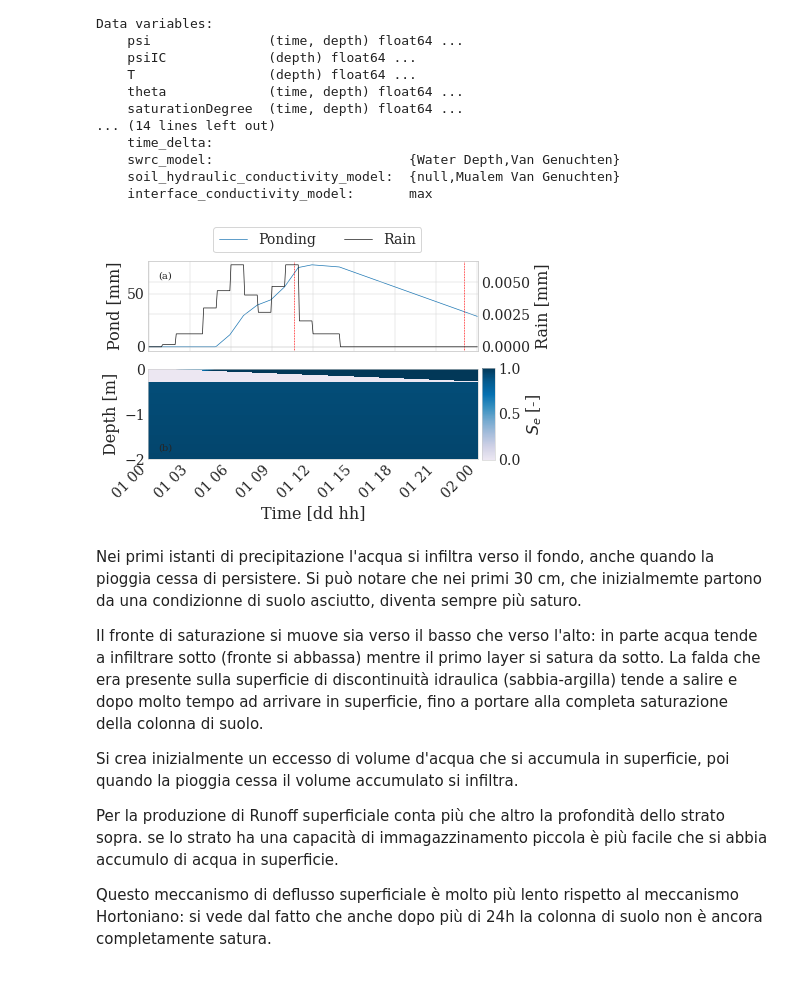
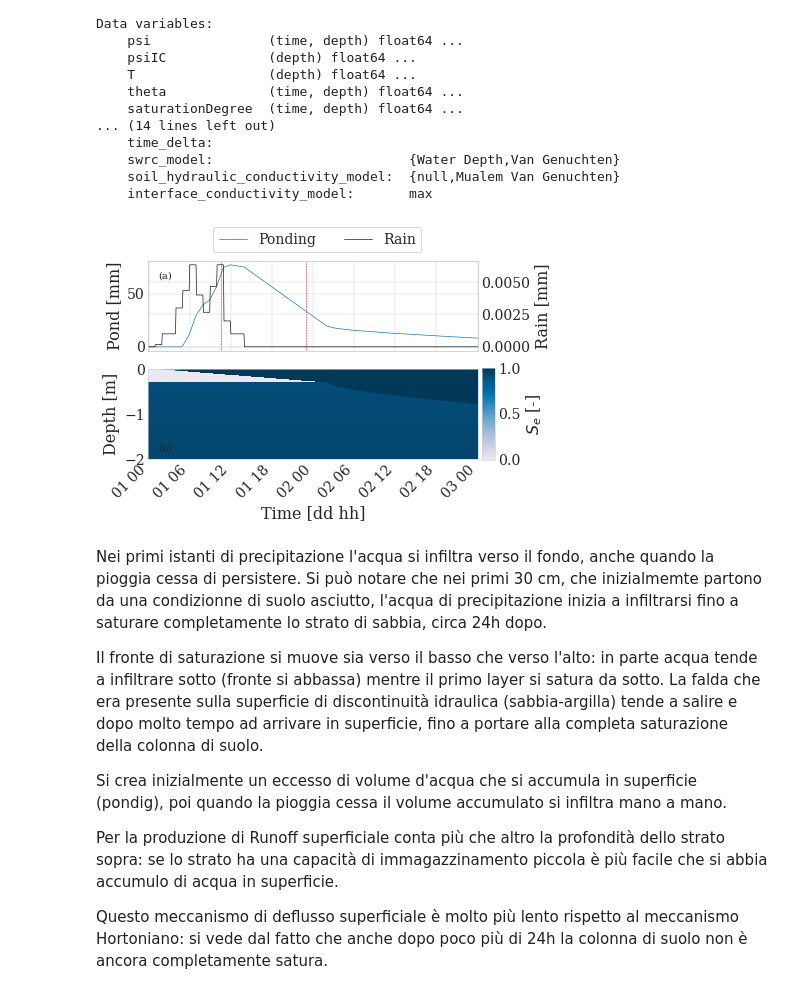
Before and after one commit to emmatroni/idrologia, a Jupyter notebook: OMS_WHETGEO1D/3 - Richards/2 - Runoff.ipynb, the cells around one changed output. Cells and saved outputs as stored; diff of their text form; code cells hidden in the pictures.

Commit message:
runoff_dunniano

```diff
--- a/OMS_WHETGEO1D/3 - Richards/2 - Runoff.ipynb
+++ b/OMS_WHETGEO1D/3 - Richards/2 - Runoff.ipynb
@@ -809,7 +811,7 @@ Data variables:
 line_w = 0.7
 
 start_date = '2020-01-01 00:00'
-end_date = '2020-01-02 00:00'
+end_date = '2020-01-03 00:00'
 
 plot_width = 15/2.54
 
@@ -822,41 +824,41 @@ lns2 = ax0twin.plot(ds.time.sel(time=slice(start_date, end_date)).values, ds.top
 
 ax0twin.set_ylabel('Rain [mm]')
 ax[0].set_ylabel('Pond [mm]')
 lns = lns1+lns2
 labs = [l.get_label() for l in lns]
 ax[0].legend(lns, labs, bbox_to_anchor=(0.85,1.45) , ncol=2)
 
 
 norm = matplotlib.colors.Normalize(vmin=0, vmax=1)
 im = ds.saturationDegree.where(ds.depth<0.0).sel(time=slice(start_date, end_date)).plot(ax=ax[1], y='depth', add_colorbar=False, cmap=my_cmap, norm=norm)
 ax[1].set_ylabel('Depth [m]')
 ax[1].set_xlabel('Time [dd hh]')
 
 cbaxes = fig.add_axes([0.91, 0.122, 0.03, 0.35])
 cbar = fig.colorbar(im, ax=ax[1],orientation="vertical",fraction=0.07, pad=0.1, cax=cbaxes, label='$S_e$ [-]')
 
 ax[0].axvline(x=ds.time.sel(time='2020-01-01 10:35').values, linewidth=0.8, linestyle=(0, (1, 1)), color='red')
 ax[0].axvline(x=ds.time.sel(time='2020-01-01 23:00').values, linewidth=0.8, linestyle=(0, (1, 1)), color='red')
 
 ax[1].xaxis.set_major_formatter(mdates.DateFormatter('%d %H'))
 ax[1].xaxis.set_tick_params(rotation=45)
 
 plt.text( 0.03,0.8, '(a)', fontsize=10,
              transform=ax[0].transAxes)
 plt.text( 0.03,0.1, '(b)', fontsize=10,
              transform=ax[1].transAxes)
 
 
 plt.show()
 # %% [output]
-[figure, old version]
+[figure, new version]
 # %% [markdown]
-Nei primi istanti di precipitazione l'acqua si infiltra verso il fondo, anche quando la pioggia cessa di persistere. Si può notare che nei primi 30 cm, che inizialmemte partono da una condizionne di suolo asciutto, diventa sempre più saturo.
+Nei primi istanti di precipitazione l'acqua si infiltra verso il fondo, anche quando la pioggia cessa di persistere. Si può notare che nei primi 30 cm, che inizialmemte partono da una condizionne di suolo asciutto, l'acqua di precipitazione inizia a infiltrarsi fino a saturare completamente lo strato di sabbia, circa 24h dopo.
 
 Il fronte di saturazione si muove sia verso il basso che verso l'alto: in parte acqua tende a infiltrare sotto (fronte si abbassa) mentre il primo layer si satura da sotto. La falda che era presente sulla superficie di discontinuità idraulica (sabbia-argilla) tende a salire e dopo molto tempo ad arrivare in superficie, fino a portare alla completa saturazione della colonna di suolo.
 
-Si crea inizialmente un eccesso di volume d'acqua che si accumula in superficie,  poi quando la pioggia cessa il volume accumulato si infiltra.
+Si crea inizialmente un eccesso di volume d'acqua che si accumula in superficie (pondig),  poi quando la pioggia cessa il volume accumulato si infiltra mano a mano.
 
-Per la produzione di Runoff superficiale conta più che altro la profondità dello strato sopra. se lo strato ha una capacità di immagazzinamento piccola è più facile che si abbia accumulo di acqua in superficie.
+Per la produzione di Runoff superficiale conta più che altro la profondità dello strato sopra: se lo strato ha una capacità di immagazzinamento piccola è più facile che si abbia accumulo di acqua in superficie.
 
-Questo meccanismo di deflusso superficiale è molto più lento rispetto al meccanismo Hortoniano: si vede dal fatto che anche dopo più di 24h la colonna di suolo non è ancora completamente satura.
+Questo meccanismo di deflusso superficiale è molto più lento rispetto al meccanismo Hortoniano: si vede dal fatto che anche dopo poco più di 24h la colonna di suolo non è ancora completamente satura.
```
Also changed, not shown: parts of 1 cell of this notebook.
